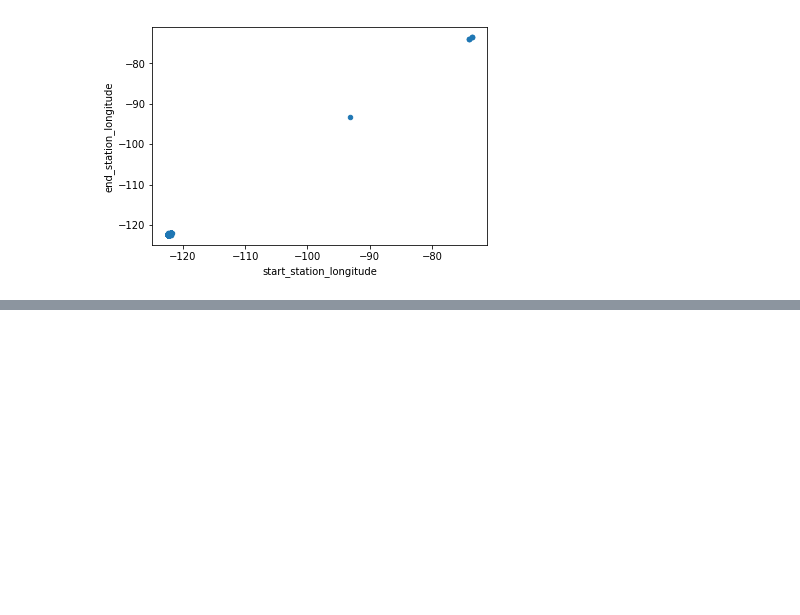
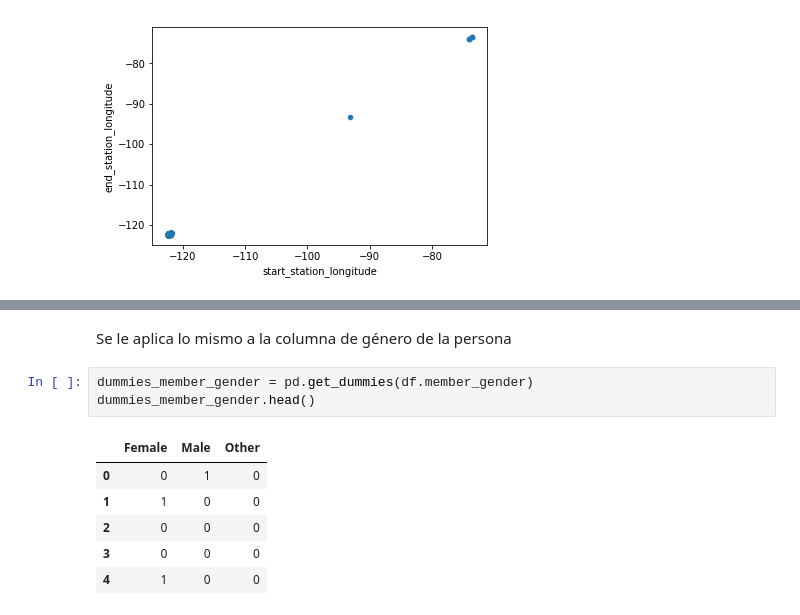
Before and after one commit to EjHelo/bootcamp_proyect, a Jupyter notebook: Proyecto Bootcamp Ford GoBike.ipynb, the cells around one changed output, grey strips where cells are left out. Cells and saved outputs as stored; diff of their text form; blank space fills up the shorter version.

```diff
--- a/Proyecto Bootcamp Ford GoBike.ipynb
+++ b/Proyecto Bootcamp Ford GoBike.ipynb
@@ -248,0 +327,12 @@ df.plot.scatter(x='start_station_longitude', y='end_station_longitude')
+# %% [markdown]
+Se le aplica lo mismo a la columna de género de la persona
+# %%
+dummies_member_gender = pd.get_dummies(df.member_gender)
+dummies_member_gender.head()
+# %% [output]
+|  | Female | Male | Other |
+| 0 | 0 | 1 | 0 |
+| 1 | 1 | 0 | 0 |
+| 2 | 0 | 0 | 0 |
+| 3 | 0 | 0 | 0 |
+| 4 | 1 | 0 | 0 |
```
Also changed, not shown: parts of 14 cells of this notebook.
